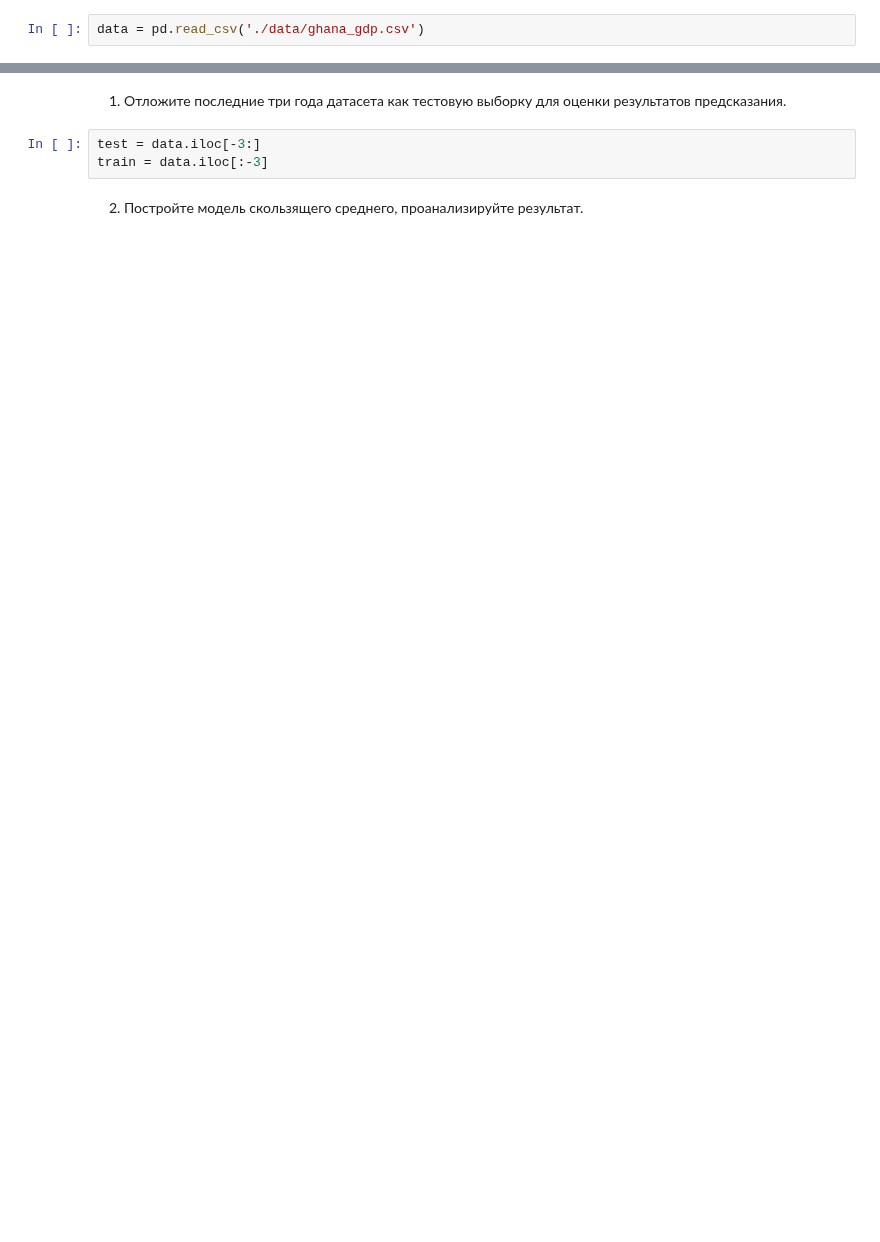
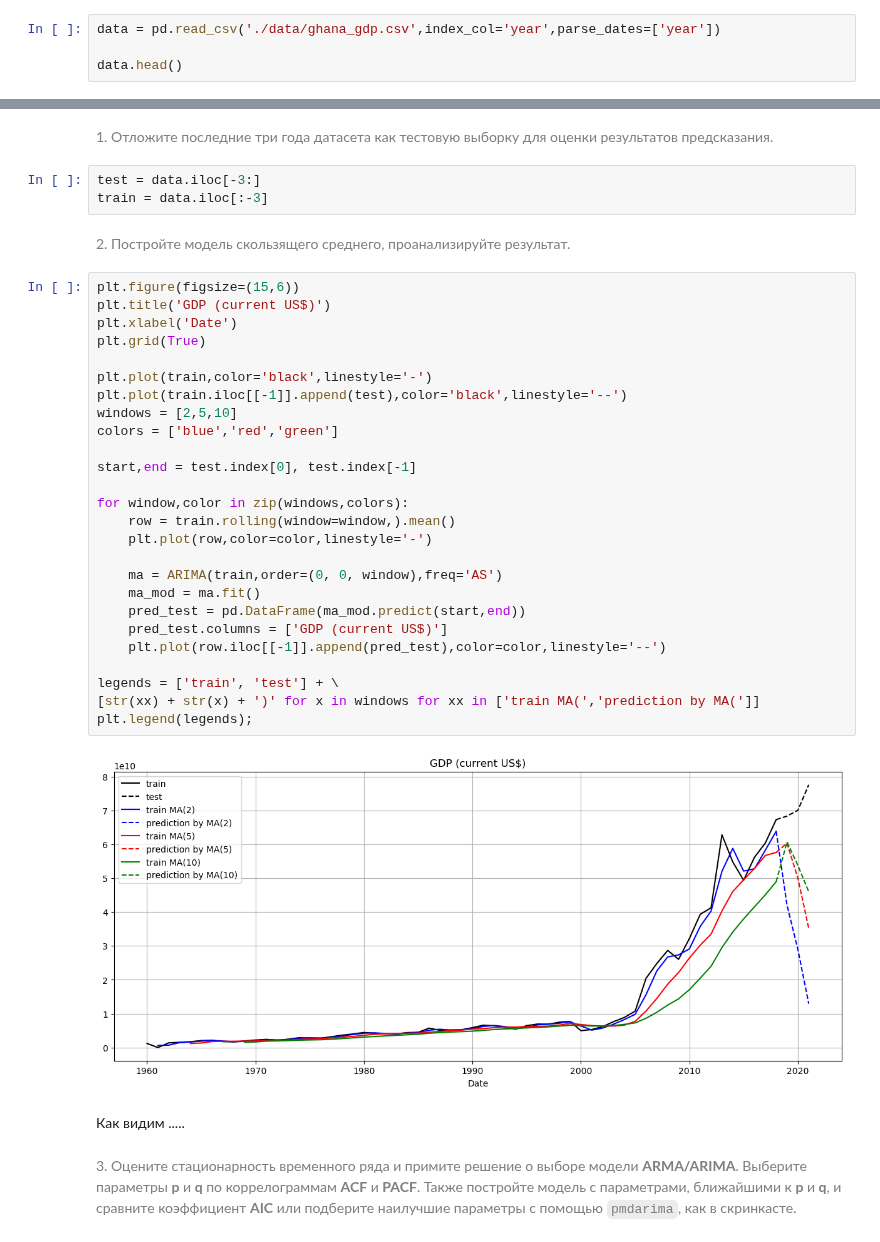
Before and after one commit to IvanovDmitryV/skillfactory_rds, a Jupyter notebook: Unit_7_restart/Project_7.ipynb, the cells around one changed output, grey strips where cells are left out. Drawn from its saved outputs; the diff is of its cells as text; blank space fills up the shorter version.

```diff
--- a/Unit_7_restart/Project_7.ipynb
+++ b/Unit_7_restart/Project_7.ipynb
@@ -4,2 +19,4 @@ import numpy as np
 # %%
-data = pd.read_csv('./data/ghana_gdp.csv')
+data = pd.read_csv('./data/ghana_gdp.csv',index_col='year',parse_dates=['year'])
+
+data.head()
@@ -14,9 +40,41 @@ data = pd.read_csv('./data/ghana_gdp.csv')
 5. Отобразите результат графически.
 6. Сделайте выводы.
 # %% [markdown]
-1. Отложите последние три года датасета как тестовую выборку для оценки результатов предсказания.
+<span style="color: gray">1. Отложите последние три года датасета как тестовую выборку для оценки результатов предсказания.<span>
 # %%
 test = data.iloc[-3:]
 train = data.iloc[:-3]
 # %% [markdown]
-2. Постройте модель скользящего среднего, проанализируйте результат.
+<span style="color: gray">2. Постройте модель скользящего среднего, проанализируйте результат.<span>
+# %%
+plt.figure(figsize=(15,6))
+plt.title('GDP (current US$)')
+plt.xlabel('Date')
+plt.grid(True)
+
+plt.plot(train,color='black',linestyle='-')
+plt.plot(train.iloc[[-1]].append(test),color='black',linestyle='--')
+windows = [2,5,10]
+colors = ['blue','red','green']
+
+start,end = test.index[0], test.index[-1]
+
+for window,color in zip(windows,colors):
+    row = train.rolling(window=window,).mean()
+    plt.plot(row,color=color,linestyle='-')
+
+    ma = ARIMA(train,order=(0, 0, window),freq='AS')
+    ma_mod = ma.fit()
+    pred_test = pd.DataFrame(ma_mod.predict(start,end))
+    pred_test.columns = ['GDP (current US$)']
+    plt.plot(row.iloc[[-1]].append(pred_test),color=color,linestyle='--')
+
+legends = ['train', 'test'] + \
+[str(xx) + str(x) + ')' for x in windows for xx in ['train MA(','prediction by MA(']]
+plt.legend(legends);
+# %% [output]
+[figure, added]
+# %% [markdown]
+Как видим .....
+# %% [markdown]
+<span style="color: gray">3. Оцените стационарность временного ряда и примите решение о выборе модели **ARMA/ARIMA**. Выберите парамeтры **p** и **q** по коррелограммам **ACF** и **PACF**. Также постройте модель с параметрами, ближайшими к **p** и **q**, и сравните коэффициент **AIC** или подберите наилучшие параметры с помощью `pmdarima`, как в скринкасте.</span>
```
Also changed, not shown: parts of 48 cells of this notebook, 6 other files.
